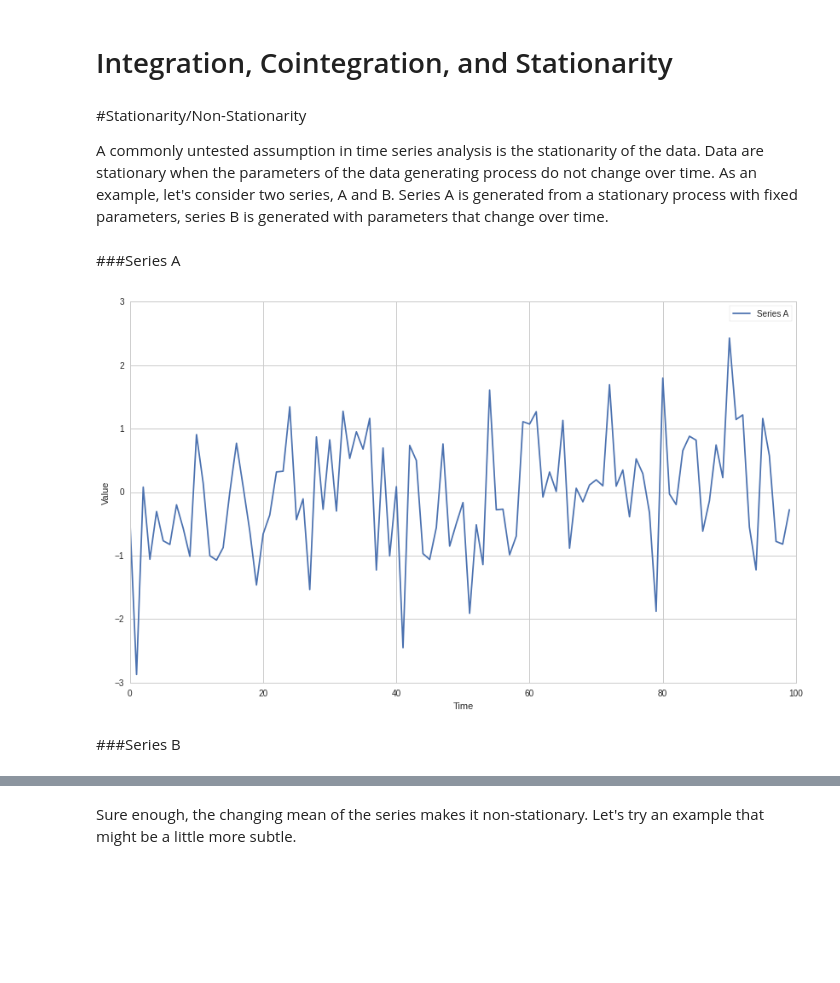
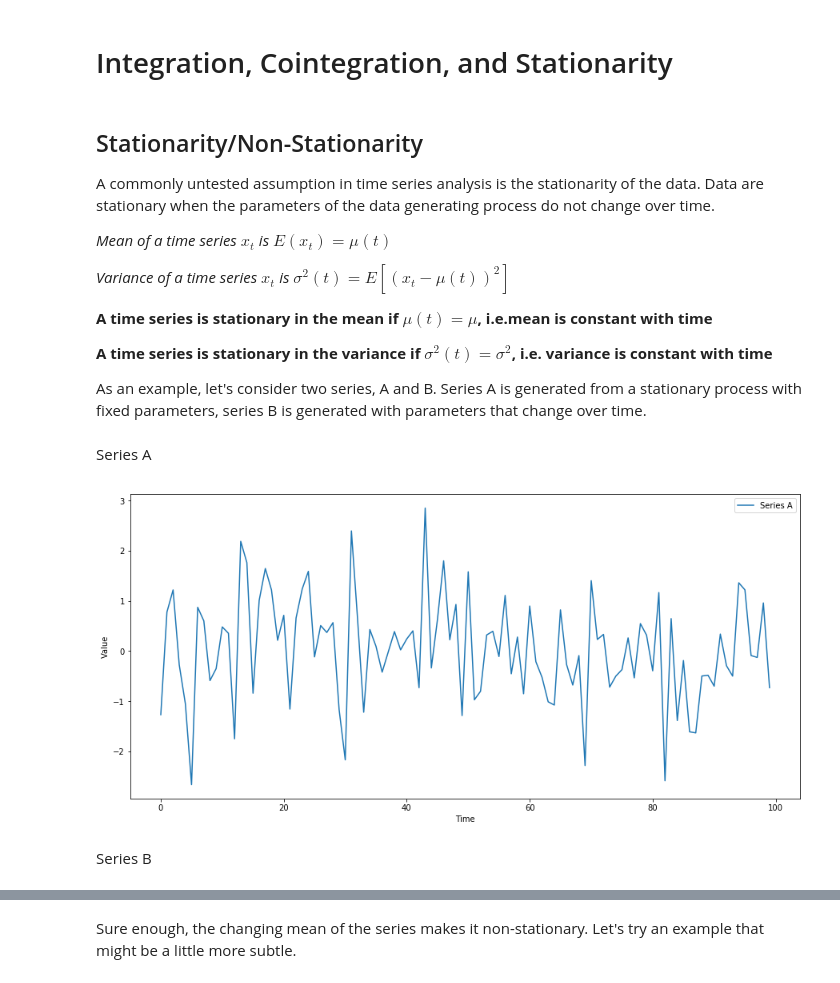
Before and after one commit to Auquan/Tutorials, a Jupyter notebook: Integration, Cointegration, and Stationarity.ipynb, the cells around one changed output, grey strips where cells are left out. Drawn from its saved outputs; the diff is of its cells as text; code cells hidden in the pictures; blank space fills up the shorter version.

```diff
--- a/Integration, Cointegration, and Stationarity.ipynb
+++ b/Integration, Cointegration, and Stationarity.ipynb
@@ -10,35 +10,46 @@ from statsmodels.tsa.stattools import coint, adfuller
 
 import matplotlib.pyplot as plt
 # %% [markdown]
-#Stationarity/Non-Stationarity
+## Stationarity/Non-Stationarity
 
-A commonly untested assumption in time series analysis is the stationarity of the data. Data are stationary when the parameters of the data generating process do not change over time. As an example, let's consider two series, A and B. Series A is generated from a stationary process with fixed parameters, series B is generated with parameters that change over time.
+A commonly untested assumption in time series analysis is the stationarity of the data. Data are stationary when the parameters of the data generating process do not change over time.
+
+*Mean of a time series $x_t$ is $E(x_t)=\mu(t)$*
+
+*Variance of a time series $x_t$ is $\sigma^2(t)=E[(x_t - \mu(t))^2]$*
+
+**A time series is stationary in the mean if $\mu(t)=\mu$, i.e.mean is constant with time**
+
+**A time series is stationary in the variance if $\sigma^2(t)=\sigma^2$, i.e. variance is constant with time**
+
+As an example, let's consider two series, A and B. Series A is generated from a stationary process with fixed parameters, series B is generated with parameters that change over time.
 # %%
 def generate_datapoint(params):
     mu = params[0]
     sigma = params[1]
     return np.random.normal(mu, sigma)
-# %% [markdown]
-###Series A
+# %% [markdown]
+Series A
 # %%
 # Set the parameters and the number of datapoints
 params = (0, 1)
 T = 100
 
 A = pd.Series(index=range(T))
 A.name = 'A'
 
 for t in range(T):
     A[t] = generate_datapoint(params)
-
+plt.figure(figsize=(15,7))
 plt.plot(A)
 plt.xlabel('Time')
 plt.ylabel('Value')
-plt.legend(['Series A']);
+plt.legend(['Series A'])
+plt.show()
 # %% [output]
-[figure, old version]
+[figure, new version]
-# %% [markdown]
-###Series B
+# %% [markdown]
+Series B
 # %%
 # Set the number of datapoints
 T = 100
```
Also changed, not shown: parts of 52 cells of this notebook, 1 other file.
